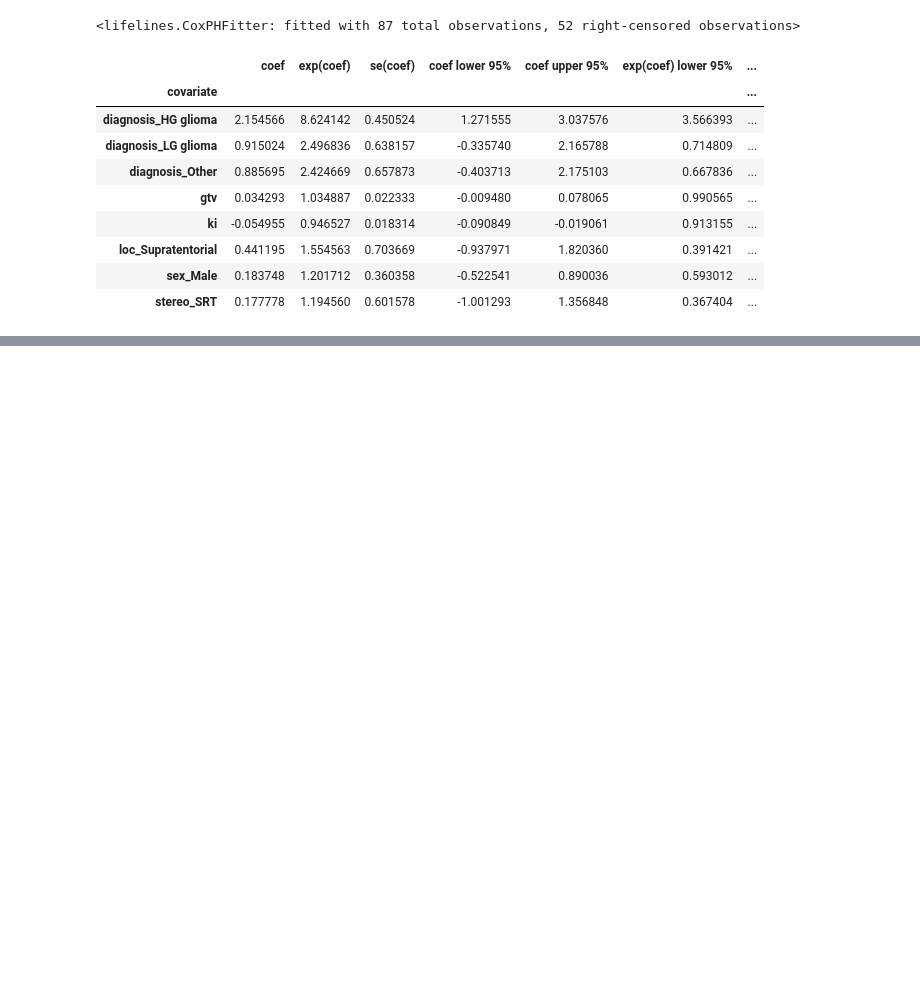
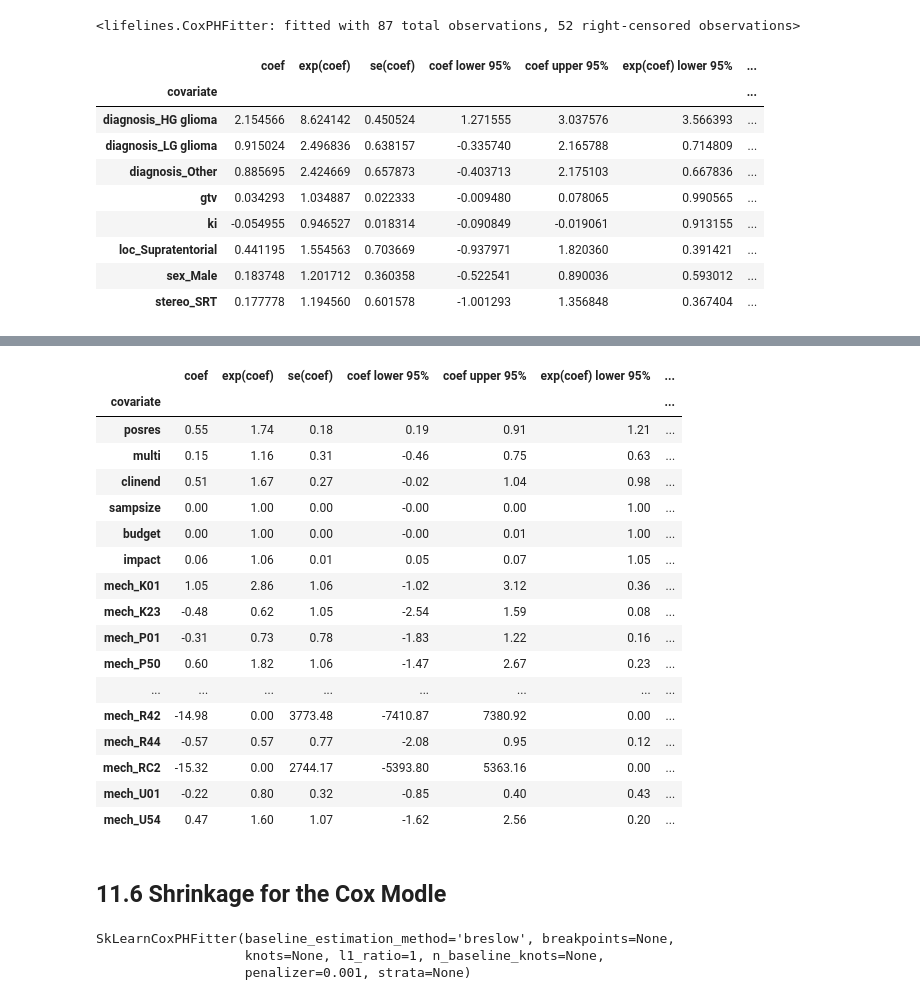
Before and after one commit to wpan03/ISLRv2_Python, a Jupyter notebook: notebooks/ch11_survival_analysis.ipynb, the cells around one changed output, grey strips where cells are left out. Saved outputs shown, nothing was run; the diff lists cells and outputs as text; code cells hidden in the pictures; blank space fills up the shorter version.

```diff
--- a/notebooks/ch11_survival_analysis.ipynb
+++ b/notebooks/ch11_survival_analysis.ipynb
@@ -159,0 +202,2 @@ cph.summary
+# %%
+df_publication_dummy = pd.get_dummies(df_publication, drop_first=True)
@@ -159,0 +211,29 @@ cph.summary
+# %%
+cph = CoxPHFitter()
+cph.fit(
+    df_publication_dummy,
+    duration_col='time',
+    event_col='status'
+)
+cph.summary.round(2)
+# %% [output]
+|  | coef | exp(coef) | se(coef) | coef lower 95% | coef upper 95% | exp(coef) lower 95% | ... |
+| covariate |  |  |  |  |  |  | ... |
+| posres | 0.55 | 1.74 | 0.18 | 0.19 | 0.91 | 1.21 | ... |
+| multi | 0.15 | 1.16 | 0.31 | -0.46 | 0.75 | 0.63 | ... |
+| clinend | 0.51 | 1.67 | 0.27 | -0.02 | 1.04 | 0.98 | ... |
+| sampsize | 0.00 | 1.00 | 0.00 | -0.00 | 0.00 | 1.00 | ... |
+| budget | 0.00 | 1.00 | 0.00 | -0.00 | 0.01 | 1.00 | ... |
+| impact | 0.06 | 1.06 | 0.01 | 0.05 | 0.07 | 1.05 | ... |
+| mech_K01 | 1.05 | 2.86 | 1.06 | -1.02 | 3.12 | 0.36 | ... |
+| mech_K23 | -0.48 | 0.62 | 1.05 | -2.54 | 1.59 | 0.08 | ... |
+| mech_P01 | -0.31 | 0.73 | 0.78 | -1.83 | 1.22 | 0.16 | ... |
+| mech_P50 | 0.60 | 1.82 | 1.06 | -1.47 | 2.67 | 0.23 | ... |
+| ... | ... | ... | ... | ... | ... | ... | ... |
+| mech_R42 | -14.98 | 0.00 | 3773.48 | -7410.87 | 7380.92 | 0.00 | ... |
+| mech_R44 | -0.57 | 0.57 | 0.77 | -2.08 | 0.95 | 0.12 | ... |
+| mech_RC2 | -15.32 | 0.00 | 2744.17 | -5393.80 | 5363.16 | 0.00 | ... |
+| mech_U01 | -0.22 | 0.80 | 0.32 | -0.85 | 0.40 | 0.43 | ... |
+| mech_U54 | 0.47 | 1.60 | 1.07 | -1.62 | 2.56 | 0.20 | ... |
+# %% [markdown]
+## 11.6 Shrinkage for the Cox Modle
@@ -159,0 +245,7 @@ cph.summary
+# %%
+sk_cph = cox_regression(penalizer=1e-3, l1_ratio=1)
+sk_cph.fit(x, y)
+# %% [output]
+SkLearnCoxPHFitter(baseline_estimation_method='breslow', breakpoints=None,
+                   knots=None, l1_ratio=1, n_baseline_knots=None,
+                   penalizer=0.001, strata=None)
```
Also changed, not shown: parts of 13 cells of this notebook.
